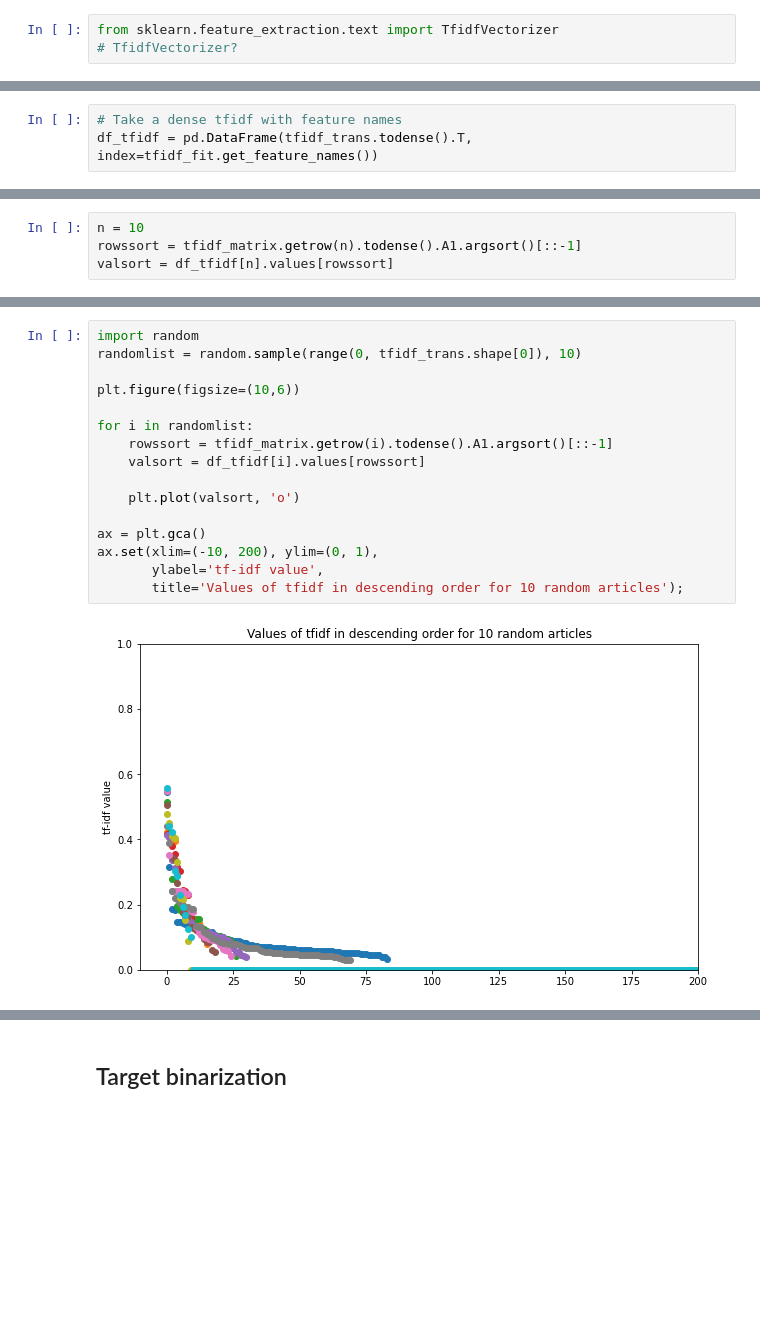
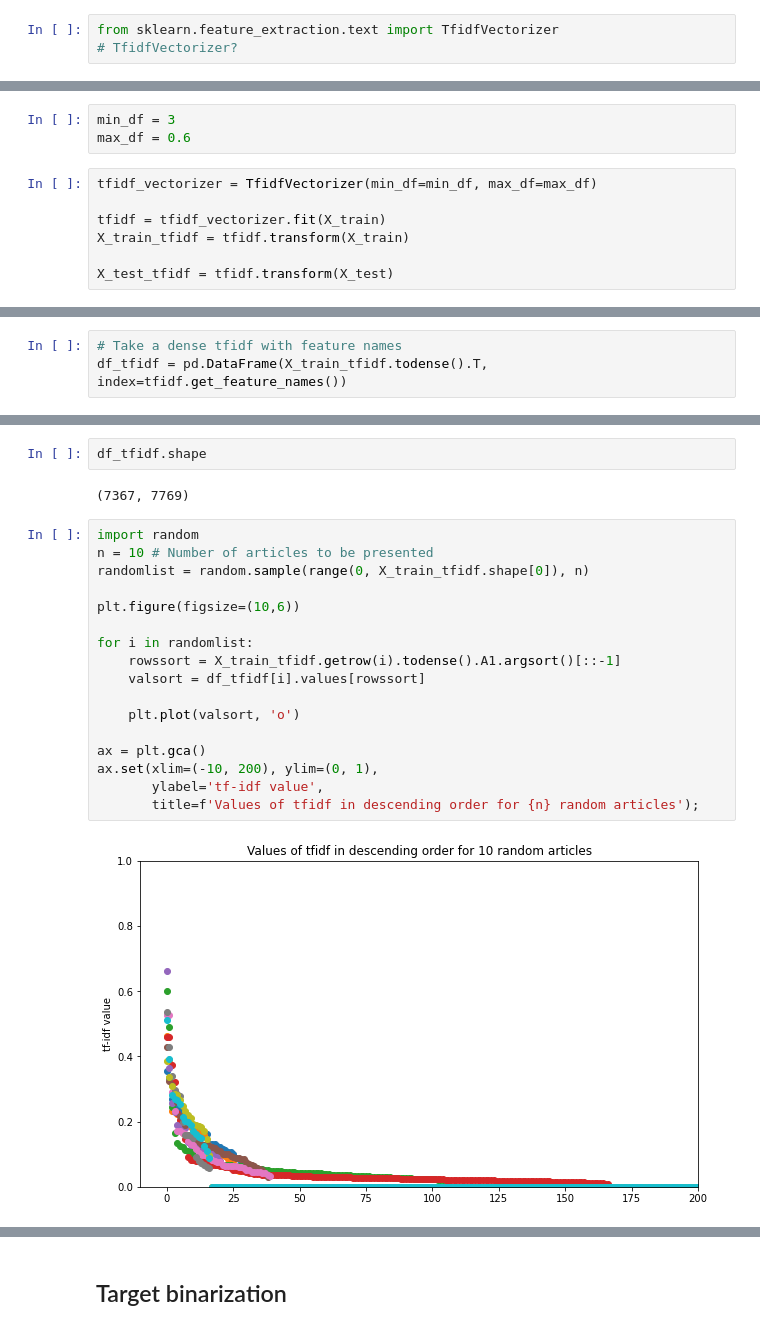
Before and after one commit to Przax/BootcampProject, a Jupyter notebook: BootcampProject_main.ipynb, the cells around one changed output, grey strips where cells are left out. Cells and saved outputs as stored; diff of their text form; blank space fills up the shorter version.

```diff
--- a/BootcampProject_main.ipynb
+++ b/BootcampProject_main.ipynb
@@ -292 +383,11 @@ tfidf_trans = tfidf.transform(X_train_clean)
+# %%
+min_df = 3
+max_df = 0.6
+# %%
+tfidf_vectorizer = TfidfVectorizer(min_df=min_df, max_df=max_df)
+
+tfidf = tfidf_vectorizer.fit(X_train)
+X_train_tfidf = tfidf.transform(X_train)
+
+X_test_tfidf = tfidf.transform(X_test)
 # %%
@@ -296,3 +397,3 @@ Number of remaining tokens: 20197
 # %%
 # Take a dense tfidf with feature names
-df_tfidf = pd.DataFrame(tfidf_trans.todense().T, index=tfidf_fit.get_feature_names())
+df_tfidf = pd.DataFrame(X_train_tfidf.todense().T, index=tfidf.get_feature_names())
@@ -320,4 +399,0 @@ len(X_train_clean)
-# %%
-n = 10
-rowssort = tfidf_matrix.getrow(n).todense().A1.argsort()[::-1]
-valsort = df_tfidf[n].values[rowssort]
@@ -324,18 +433,23 @@ valsort = df_tfidf[n].values[rowssort]
+# %%
+df_tfidf.shape
+# %% [output]
+(7367, 7769)
 # %%
 import random
-randomlist = random.sample(range(0, tfidf_trans.shape[0]), 10)
+n = 10 # Number of articles to be presented
+randomlist = random.sample(range(0, X_train_tfidf.shape[0]), n)
 
 plt.figure(figsize=(10,6))
 
 for i in randomlist:
-    rowssort = tfidf_matrix.getrow(i).todense().A1.argsort()[::-1]
+    rowssort = X_train_tfidf.getrow(i).todense().A1.argsort()[::-1]
     valsort = df_tfidf[i].values[rowssort]
 
     plt.plot(valsort, 'o')
 
 ax = plt.gca()
 ax.set(xlim=(-10, 200), ylim=(0, 1),
        ylabel='tf-idf value',
-       title='Values of tfidf in descending order for 10 random articles');
+       title=f'Values of tfidf in descending order for {n} random articles');
 # %% [output]
-[figure, old version]
+[figure, new version]
```
Also changed, not shown: parts of 152 cells of this notebook.
